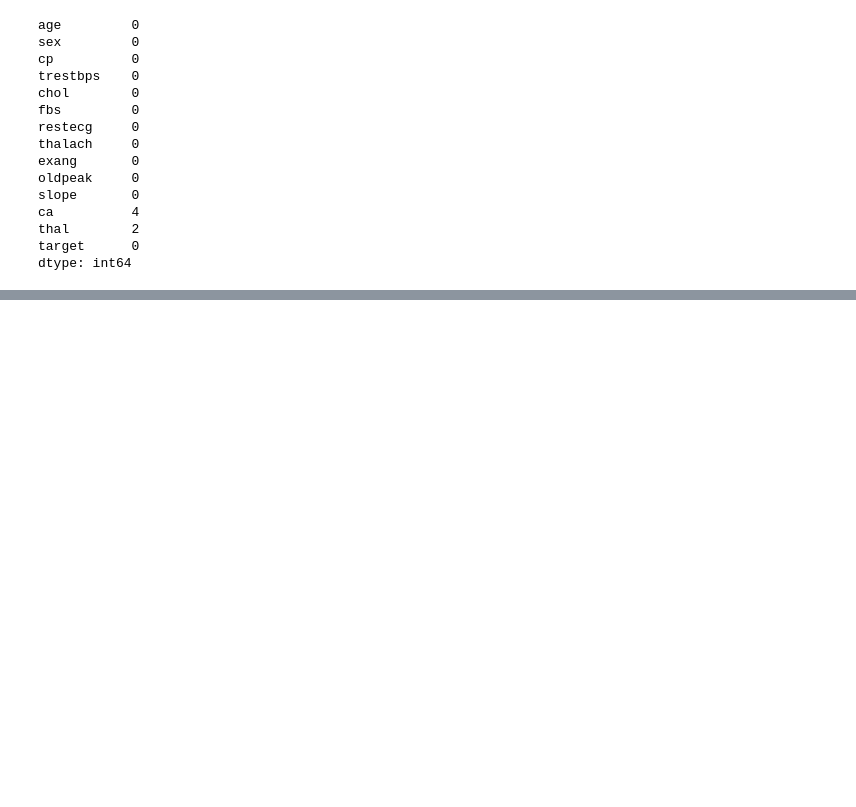
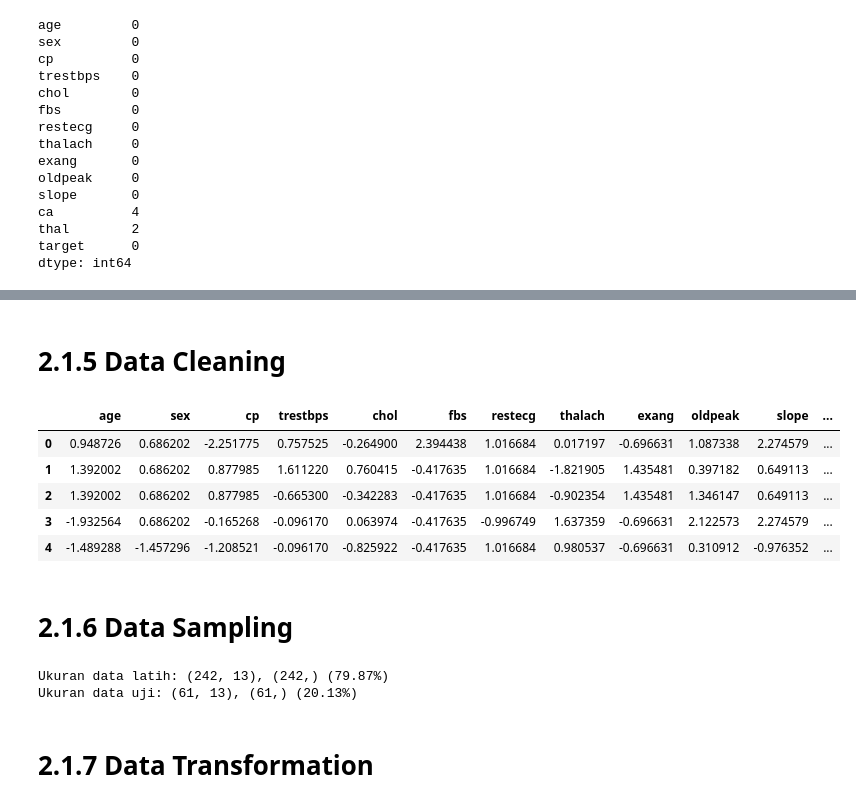
Before and after one commit to hendrowunga/ML-Learning-Path, a Jupyter notebook: Mesin_Learning/USIP2/demo.ipynb, the cells around one changed output, grey strips where cells are left out. Saved outputs shown, nothing was run; the diff lists cells and outputs as text; code cells hidden in the pictures; blank space fills up the shorter version.

```diff
--- a/Mesin_Learning/USIP2/demo.ipynb
+++ b/Mesin_Learning/USIP2/demo.ipynb
@@ -81,0 +89,7 @@ df.describe()
+# %%
+# Imputasi data yang hilang dengan nilai rata-rata
+imputer = SimpleImputer(strategy='mean')
+df_imputed = pd.DataFrame(imputer.fit_transform(df), columns=df.columns)
+
+# Tampilkan data yang telah diimputasi
+df_imputed.head()
@@ -81,0 +103,18 @@ df.describe()
+# %% [markdown]
+# 2.1.5 Data Cleaning
+# %%
+# Penskalaan Fitur (Standarisasi)
+scaler = StandardScaler()
+df_scaled = pd.DataFrame(scaler.fit_transform(df_imputed), columns=df_imputed.columns)
+
+# Tampilkan data yang telah dibersihkan
+df_scaled.head()
+# %% [output]
+|  | age | sex | cp | trestbps | chol | fbs | restecg | thalach | exang | oldpeak | slope | ... |
+| 0 | 0.948726 | 0.686202 | -2.251775 | 0.757525 | -0.264900 | 2.394438 | 1.016684 | 0.017197 | -0.696631 | 1.087338 | 2.274579 | ... |
+| 1 | 1.392002 | 0.686202 | 0.877985 | 1.611220 | 0.760415 | -0.417635 | 1.016684 | -1.821905 | 1.435481 | 0.397182 | 0.649113 | ... |
+| 2 | 1.392002 | 0.686202 | 0.877985 | -0.665300 | -0.342283 | -0.417635 | 1.016684 | -0.902354 | 1.435481 | 1.346147 | 0.649113 | ... |
+| 3 | -1.932564 | 0.686202 | -0.165268 | -0.096170 | 0.063974 | -0.417635 | -0.996749 | 1.637359 | -0.696631 | 2.122573 | 2.274579 | ... |
+| 4 | -1.489288 | -1.457296 | -1.208521 | -0.096170 | -0.825922 | -0.417635 | 1.016684 | 0.980537 | -0.696631 | 0.310912 | -0.976352 | ... |
+# %% [markdown]
+# 2.1.6 Data Sampling
@@ -81,0 +132,9 @@ df.describe()
+# %%
+# Tampilkan ukuran dan persentase data latih dan data uji
+print(f"Ukuran data latih: {X_train.shape}, {y_train.shape} ({train_size / total_size:.2%})")
+print(f"Ukuran data uji: {X_test.shape}, {y_test.shape} ({test_size / total_size:.2%})")
+# %% [output]
+Ukuran data latih: (242, 13), (242,) (79.87%)
+Ukuran data uji: (61, 13), (61,) (20.13%)
+# %% [markdown]
+# 2.1.7 Data Transformation
```
Also changed, not shown: parts of 16 cells of this notebook.
